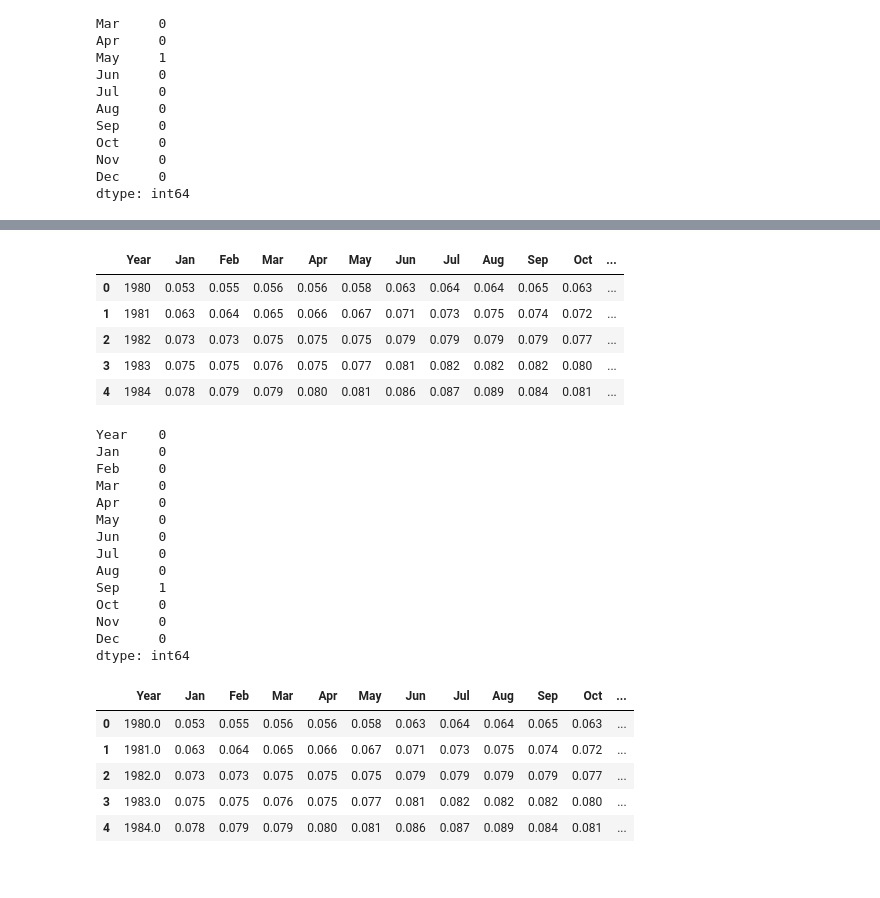
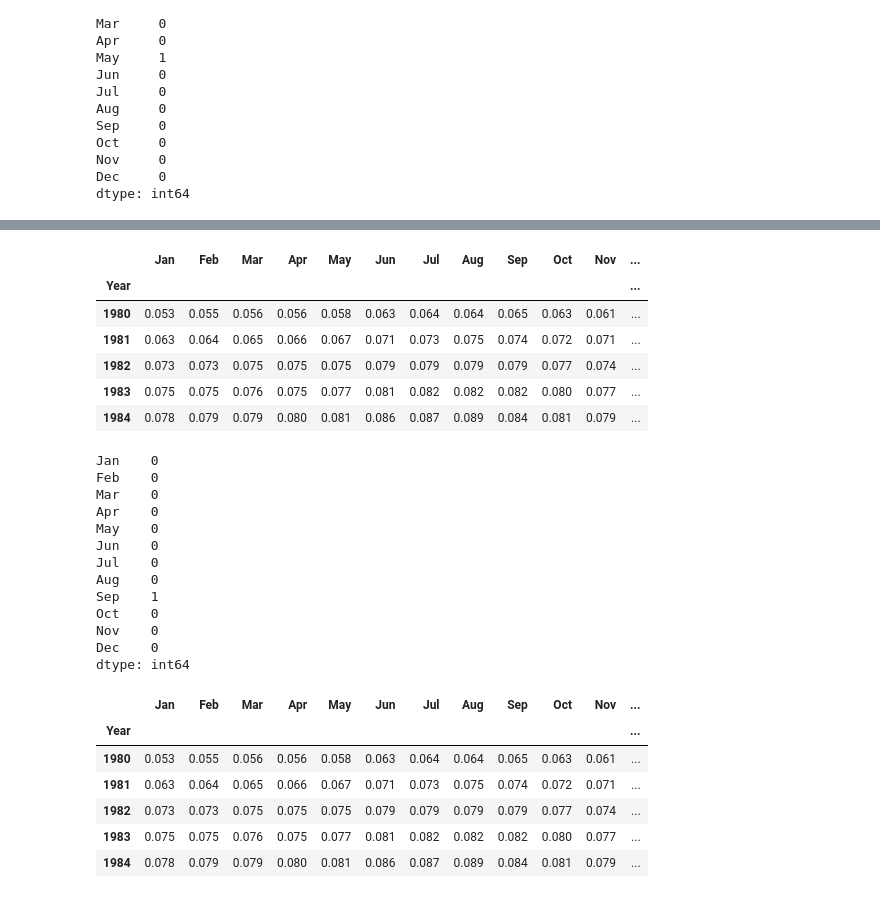
Before and after one commit to realminhnguyen/Project_1, a Jupyter notebook: project_1.ipynb, the cells around one changed output, grey strips where cells are left out. Cells and saved outputs as stored; diff of their text form; code cells hidden in the pictures.

```diff
--- a/project_1.ipynb
+++ b/project_1.ipynb
@@ -238,41 +261,43 @@ dtype: int64
 # %%
 #Read electricity_data
 electricity_df = pd.read_csv(electricity_data)
+electricity_df.set_index('Year', inplace=True) # setting Year column as index
 electricity_df.head()
 # %% [output]
-|  | Year | Jan | Feb | Mar | Apr | May | Jun | Jul | Aug | Sep | Oct | ... |
-| 0 | 1980 | 0.053 | 0.055 | 0.056 | 0.056 | 0.058 | 0.063 | 0.064 | 0.064 | 0.065 | 0.063 | ... |
-| 1 | 1981 | 0.063 | 0.064 | 0.065 | 0.066 | 0.067 | 0.071 | 0.073 | 0.075 | 0.074 | 0.072 | ... |
-| 2 | 1982 | 0.073 | 0.073 | 0.075 | 0.075 | 0.075 | 0.079 | 0.079 | 0.079 | 0.079 | 0.077 | ... |
-| 3 | 1983 | 0.075 | 0.075 | 0.076 | 0.075 | 0.077 | 0.081 | 0.082 | 0.082 | 0.082 | 0.080 | ... |
-| 4 | 1984 | 0.078 | 0.079 | 0.079 | 0.080 | 0.081 | 0.086 | 0.087 | 0.089 | 0.084 | 0.081 | ... |
+|  | Jan | Feb | Mar | Apr | May | Jun | Jul | Aug | Sep | Oct | Nov | ... |
+| Year |  |  |  |  |  |  |  |  |  |  |  | ... |
+| 1980 | 0.053 | 0.055 | 0.056 | 0.056 | 0.058 | 0.063 | 0.064 | 0.064 | 0.065 | 0.063 | 0.061 | ... |
+| 1981 | 0.063 | 0.064 | 0.065 | 0.066 | 0.067 | 0.071 | 0.073 | 0.075 | 0.074 | 0.072 | 0.071 | ... |
+| 1982 | 0.073 | 0.073 | 0.075 | 0.075 | 0.075 | 0.079 | 0.079 | 0.079 | 0.079 | 0.077 | 0.074 | ... |
+| 1983 | 0.075 | 0.075 | 0.076 | 0.075 | 0.077 | 0.081 | 0.082 | 0.082 | 0.082 | 0.080 | 0.077 | ... |
+| 1984 | 0.078 | 0.079 | 0.079 | 0.080 | 0.081 | 0.086 | 0.087 | 0.089 | 0.084 | 0.081 | 0.079 | ... |
 # %%
 electricity_df.isnull().sum()
 # %% [output]
-Year    0
-Jan     0
-Feb     0
-Mar     0
-Apr     0
-May     0
-Jun     0
-Jul     0
-Aug     0
-Sep     1
-Oct     0
-Nov     0
-Dec     0
+Jan    0
+Feb    0
+Mar    0
+Apr    0
+May    0
+Jun    0
+Jul    0
+Aug    0
+Sep    1
+Oct    0
+Nov    0
+Dec    0
 dtype: int64
 # %%
-electricity_df= electricity_df.apply(lambda row: row.fillna(row.mean()), axis=1)
+electricity_df= electricity_df.apply(lambda row: row.fillna(row.mean()).round(3), axis=1)
 electricity_df.head()
 # %% [output]
-|  | Year | Jan | Feb | Mar | Apr | May | Jun | Jul | Aug | Sep | Oct | ... |
-| 0 | 1980.0 | 0.053 | 0.055 | 0.056 | 0.056 | 0.058 | 0.063 | 0.064 | 0.064 | 0.065 | 0.063 | ... |
-| 1 | 1981.0 | 0.063 | 0.064 | 0.065 | 0.066 | 0.067 | 0.071 | 0.073 | 0.075 | 0.074 | 0.072 | ... |
-| 2 | 1982.0 | 0.073 | 0.073 | 0.075 | 0.075 | 0.075 | 0.079 | 0.079 | 0.079 | 0.079 | 0.077 | ... |
-| 3 | 1983.0 | 0.075 | 0.075 | 0.076 | 0.075 | 0.077 | 0.081 | 0.082 | 0.082 | 0.082 | 0.080 | ... |
-| 4 | 1984.0 | 0.078 | 0.079 | 0.079 | 0.080 | 0.081 | 0.086 | 0.087 | 0.089 | 0.084 | 0.081 | ... |
+|  | Jan | Feb | Mar | Apr | May | Jun | Jul | Aug | Sep | Oct | Nov | ... |
+| Year |  |  |  |  |  |  |  |  |  |  |  | ... |
+| 1980 | 0.053 | 0.055 | 0.056 | 0.056 | 0.058 | 0.063 | 0.064 | 0.064 | 0.065 | 0.063 | 0.061 | ... |
+| 1981 | 0.063 | 0.064 | 0.065 | 0.066 | 0.067 | 0.071 | 0.073 | 0.075 | 0.074 | 0.072 | 0.071 | ... |
+| 1982 | 0.073 | 0.073 | 0.075 | 0.075 | 0.075 | 0.079 | 0.079 | 0.079 | 0.079 | 0.077 | 0.074 | ... |
+| 1983 | 0.075 | 0.075 | 0.076 | 0.075 | 0.077 | 0.081 | 0.082 | 0.082 | 0.082 | 0.080 | 0.077 | ... |
+| 1984 | 0.078 | 0.079 | 0.079 | 0.080 | 0.081 | 0.086 | 0.087 | 0.089 | 0.084 | 0.081 | 0.079 | ... |
 # %%
 electricity_df.isnull().sum()
 # %% [output]
```
Also changed, not shown: parts of 15 cells of this notebook.
